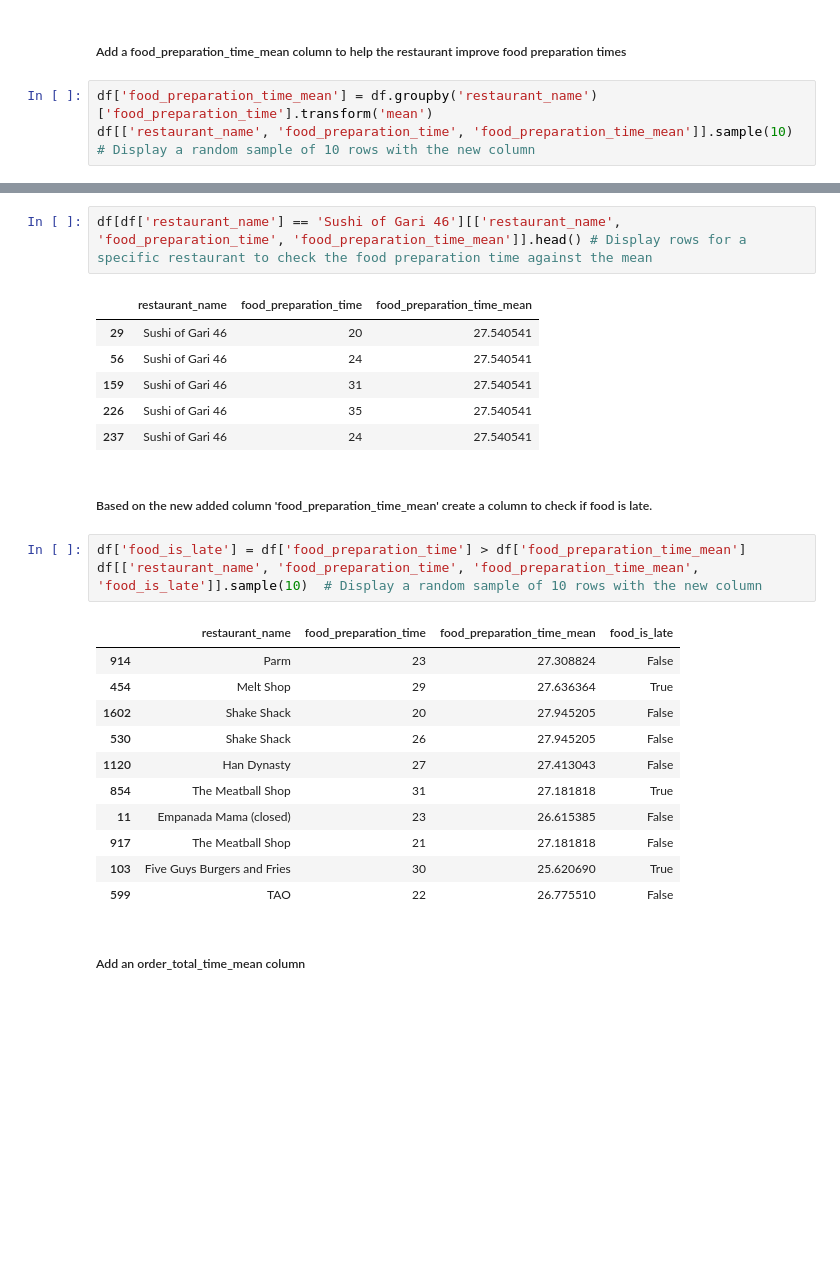
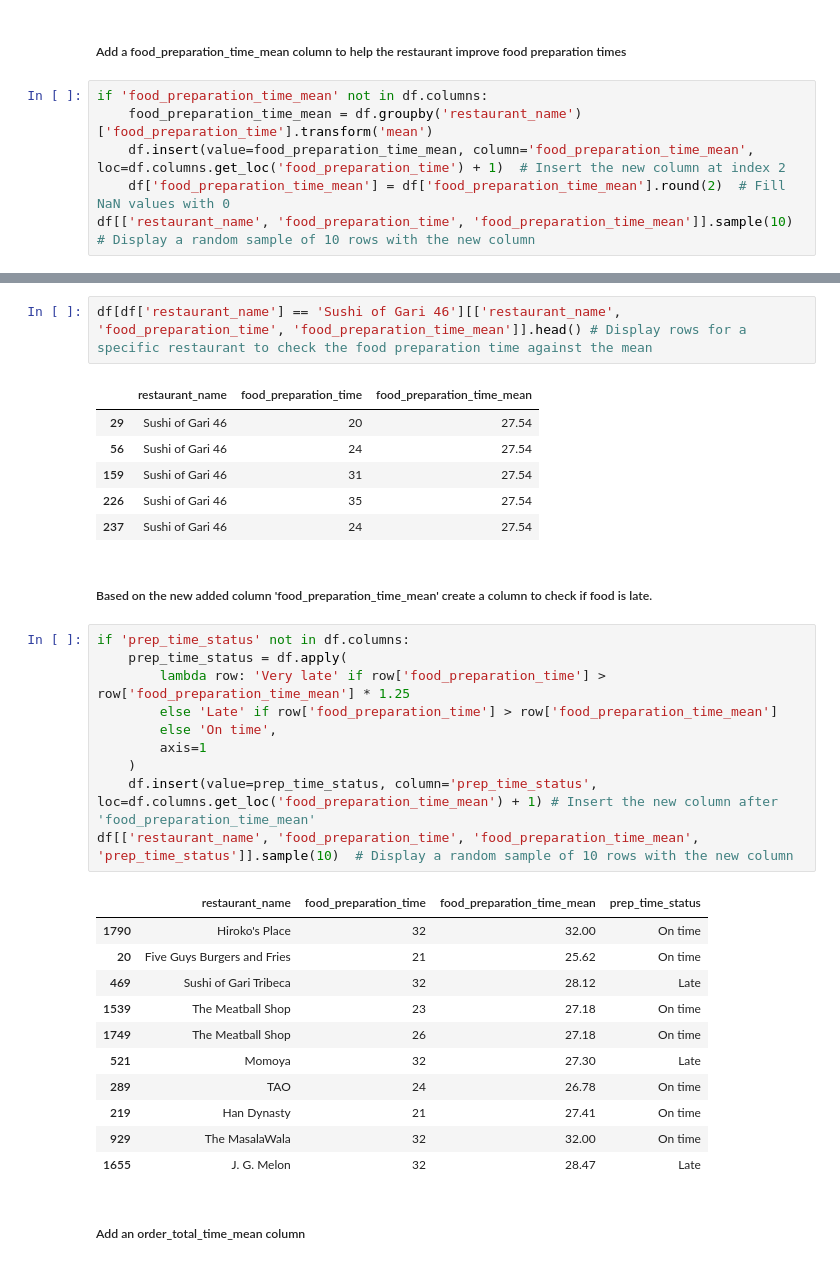
Before and after one commit to J3SSY-ANDU/Food-Delivery-Data-Analysis, a Jupyter notebook: notebooks/food_delivery_orders_eda.ipynb, the cells around one changed output, grey strips where cells are left out. Drawn from its saved outputs; the diff is of its cells as text; blank space fills up the shorter version.

```diff
--- a/notebooks/food_delivery_orders_eda.ipynb
+++ b/notebooks/food_delivery_orders_eda.ipynb
@@ -204,7 +204,10 @@ df[['order_id', 'order_total_time']].sample(10)  # Display a random sample of 10
 # %% [markdown]
 ##### Add a food_preparation_time_mean column to help the restaurant improve food preparation times
 # %%
-df['food_preparation_time_mean'] = df.groupby('restaurant_name')['food_preparation_time'].transform('mean')
+if 'food_preparation_time_mean' not in df.columns:
+    food_preparation_time_mean = df.groupby('restaurant_name')['food_preparation_time'].transform('mean')
+    df.insert(value=food_preparation_time_mean, column='food_preparation_time_mean', loc=df.columns.get_loc('food_preparation_time') + 1)  # Insert the new column at index 2
+    df['food_preparation_time_mean'] = df['food_preparation_time_mean'].round(2)  # Fill NaN values with 0
 df[['restaurant_name', 'food_preparation_time', 'food_preparation_time_mean']].sample(10)  # Display a random sample of 10 rows with the new column
 # %% [output]
 |  | restaurant_name | food_preparation_time | food_preparation_time_mean |
@@ -222,28 +225,35 @@ df[['restaurant_name', 'food_preparation_time', 'food_preparation_time_mean']].s
 df[df['restaurant_name'] == 'Sushi of Gari 46'][['restaurant_name', 'food_preparation_time', 'food_preparation_time_mean']].head() # Display rows for a specific restaurant to check the food preparation time against the mean
 # %% [output]
 |  | restaurant_name | food_preparation_time | food_preparation_time_mean |
-| 29 | Sushi of Gari 46 | 20 | 27.540541 |
-| 56 | Sushi of Gari 46 | 24 | 27.540541 |
-| 159 | Sushi of Gari 46 | 31 | 27.540541 |
-| 226 | Sushi of Gari 46 | 35 | 27.540541 |
-| 237 | Sushi of Gari 46 | 24 | 27.540541 |
+| 29 | Sushi of Gari 46 | 20 | 27.54 |
+| 56 | Sushi of Gari 46 | 24 | 27.54 |
+| 159 | Sushi of Gari 46 | 31 | 27.54 |
+| 226 | Sushi of Gari 46 | 35 | 27.54 |
+| 237 | Sushi of Gari 46 | 24 | 27.54 |
 # %% [markdown]
 ##### Based on the new added column 'food_preparation_time_mean' create a column to check if food is late.
 # %%
-df['food_is_late'] = df['food_preparation_time'] > df['food_preparation_time_mean']
-df[['restaurant_name', 'food_preparation_time', 'food_preparation_time_mean', 'food_is_late']].sample(10)  # Display a random sample of 10 rows with the new column
+if 'prep_time_status' not in df.columns:
+    prep_time_status = df.apply(
+        lambda row: 'Very late' if row['food_preparation_time'] > row['food_preparation_time_mean'] * 1.25
+        else 'Late' if row['food_preparation_time'] > row['food_preparation_time_mean']
+        else 'On time',
+        axis=1
+    )
+    df.insert(value=prep_time_status, column='prep_time_status', loc=df.columns.get_loc('food_preparation_time_mean') + 1) # Insert the new column after 'food_preparation_time_mean'
+df[['restaurant_name', 'food_preparation_time', 'food_preparation_time_mean', 'prep_time_status']].sample(10)  # Display a random sample of 10 rows with the new column
 # %% [output]
-|  | restaurant_name | food_preparation_time | food_preparation_time_mean | food_is_late |
-| 914 | Parm | 23 | 27.308824 | False |
-| 454 | Melt Shop | 29 | 27.636364 | True |
-| 1602 | Shake Shack | 20 | 27.945205 | False |
-| 530 | Shake Shack | 26 | 27.945205 | False |
-| 1120 | Han Dynasty | 27 | 27.413043 | False |
-| 854 | The Meatball Shop | 31 | 27.181818 | True |
-| 11 | Empanada Mama (closed) | 23 | 26.615385 | False |
-| 917 | The Meatball Shop | 21 | 27.181818 | False |
-| 103 | Five Guys Burgers and Fries | 30 | 25.620690 | True |
-| 599 | TAO | 22 | 26.775510 | False |
+|  | restaurant_name | food_preparation_time | food_preparation_time_mean | prep_time_status |
+| 1790 | Hiroko's Place | 32 | 32.00 | On time |
+| 20 | Five Guys Burgers and Fries | 21 | 25.62 | On time |
+| 469 | Sushi of Gari Tribeca | 32 | 28.12 | Late |
+| 1539 | The Meatball Shop | 23 | 27.18 | On time |
+| 1749 | The Meatball Shop | 26 | 27.18 | On time |
+| 521 | Momoya | 32 | 27.30 | Late |
+| 289 | TAO | 24 | 26.78 | On time |
+| 219 | Han Dynasty | 21 | 27.41 | On time |
+| 929 | The MasalaWala | 32 | 32.00 | On time |
+| 1655 | J. G. Melon | 32 | 28.47 | Late |
 # %% [markdown]
 ##### Add an order_total_time_mean column
 # %%
```
Also changed, not shown: parts of 8 cells of this notebook.
